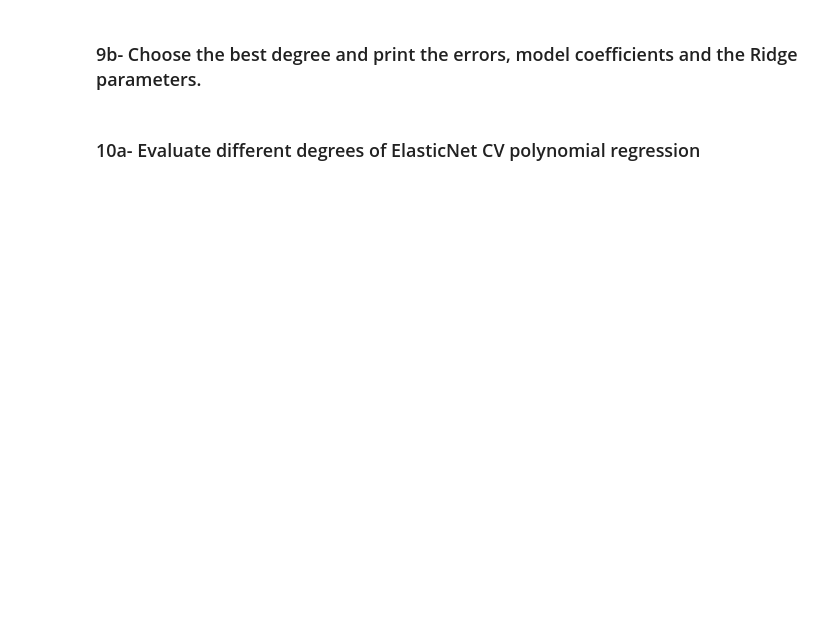
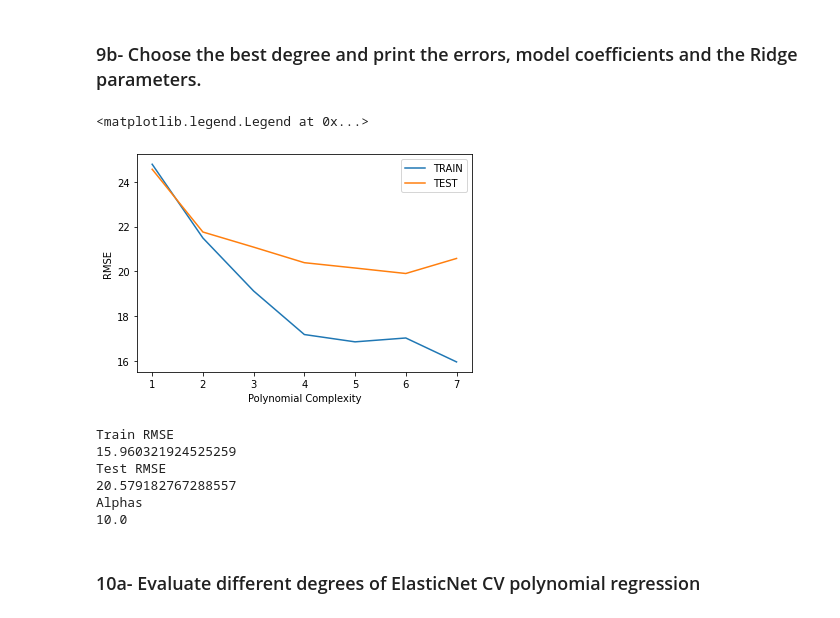
Before and after one commit to allaaamr/ML-Assignment-1, a Jupyter notebook: Assignment1_Polynomial_Regression.ipynb, the cells around one changed output. Drawn from its saved outputs; the diff is of its cells as text; code cells hidden in the pictures; blank space fills up the shorter version.

```diff
--- a/Assignment1_Polynomial_Regression.ipynb
+++ b/Assignment1_Polynomial_Regression.ipynb
@@ -213,4 +344,28 @@ for d in range(8,10):
 # %% [markdown]
 ### 9b- Choose the best degree and print the errors, model coefficients and the Ridge parameters.
+# %%
+plt.plot(range(1,8),train_rmse_errors,label='TRAIN')
+plt.plot(range(1,8),test_rmse_errors,label='TEST')
+plt.xlabel("Polynomial Complexity")
+plt.ylabel("RMSE")
+plt.legend()
+# %% [output]
+<matplotlib.legend.Legend at 0x...>
+[figure, added]
+# %%
+#Best degree is degree 6
+print("Train RMSE")
+print(train_rmse_errors[6])
+print("Test RMSE")
+print(test_rmse_errors[6])
+print("Alphas")
+print(alphas[6])
+# %% [output]
+Train RMSE
+15.960321924525259
+Test RMSE
+20.579182767288557
+Alphas
+10.0
 # %% [markdown]
 ### 10a- Evaluate different degrees of ElasticNet CV polynomial regression
```
Also changed, not shown: parts of 7 cells of this notebook.
